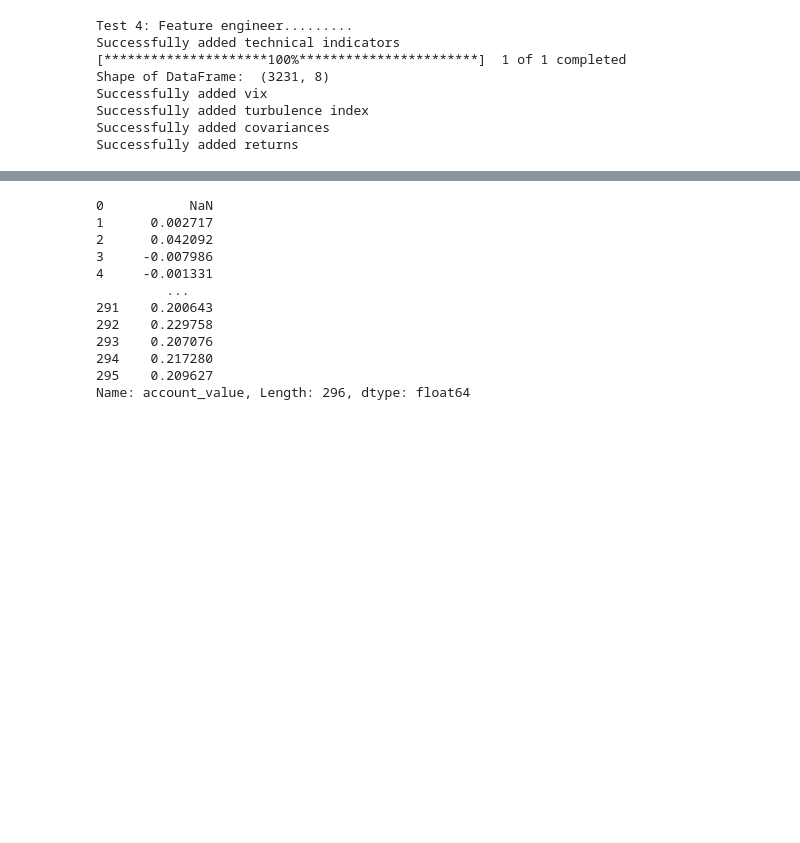
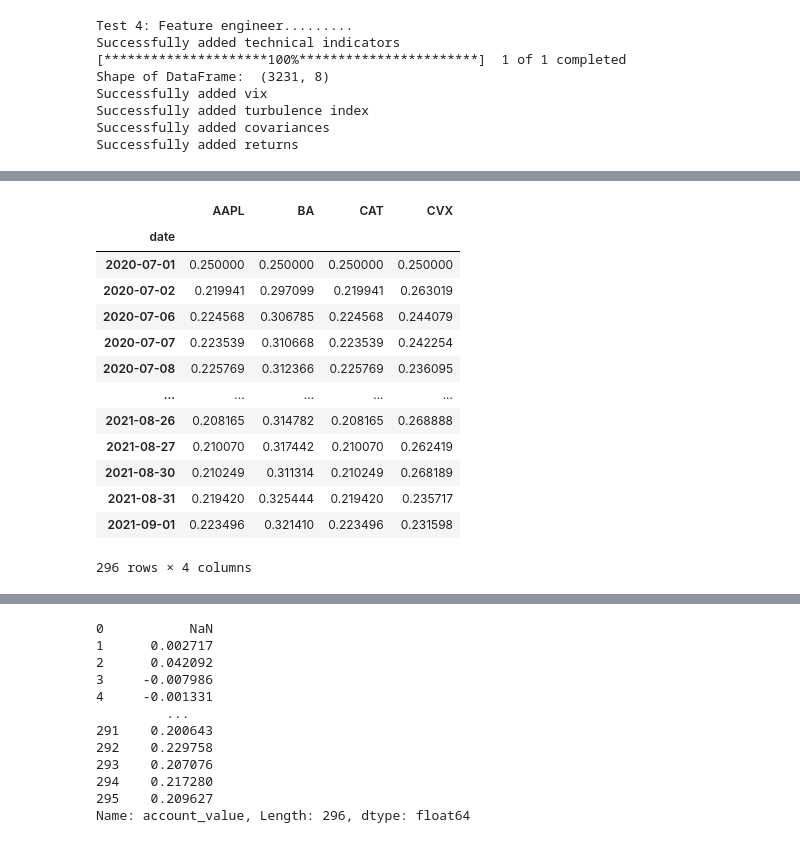
Before and after one commit to didemdurukan/portfolio_allocation_framework, a Jupyter notebook: AgentLayer/model_structure.ipynb, the cells around one changed output, grey strips where cells are left out. Drawn from its saved outputs; the diff is of its cells as text; code cells hidden in the pictures; blank space fills up the shorter version.

Commit message:
same outputs for all predicts

```diff
--- a/AgentLayer/model_structure.ipynb
+++ b/AgentLayer/model_structure.ipynb
@@ -1314,0 +1308,6 @@ portfoliol, portfolio_cumprodl, meta_coefficientl = lr.predict(trade, **test_par
+# %%
+# CREATE A2C AGENT
+a2c = A2C(env=env_train, **policy_params["A2C_PARAMS"])
+# %%
+# TRAIN A2C AGENT
+a2c.train_model(**train_params["A2C_PARAMS"])
@@ -1314,0 +1316,6 @@ portfoliol, portfolio_cumprodl, meta_coefficientl = lr.predict(trade, **test_par
+# %%
+# CREATE TEST ENV
+env_test = PortfolioEnv(df=trade, **env_kwargs)
+# %%
+# TEST A2C AGENT
+df_daily_return_a2c, df_actions_a2c = a2c.predict(environment=env_test, **test_params["A2C_PARAMS"])
@@ -1314,0 +1345,17 @@ portfoliol, portfolio_cumprodl, meta_coefficientl = lr.predict(trade, **test_par
+# %%
+df_actions_a2c
+# %% [output]
+|  | AAPL | BA | CAT | CVX |
+| date |  |  |  |  |
+| 2020-07-01 | 0.250000 | 0.250000 | 0.250000 | 0.250000 |
+| 2020-07-02 | 0.219941 | 0.297099 | 0.219941 | 0.263019 |
+| 2020-07-06 | 0.224568 | 0.306785 | 0.224568 | 0.244079 |
+| 2020-07-07 | 0.223539 | 0.310668 | 0.223539 | 0.242254 |
+| 2020-07-08 | 0.225769 | 0.312366 | 0.225769 | 0.236095 |
+| ... | ... | ... | ... | ... |
+| 2021-08-26 | 0.208165 | 0.314782 | 0.208165 | 0.268888 |
+| 2021-08-27 | 0.210070 | 0.317442 | 0.210070 | 0.262419 |
+| 2021-08-30 | 0.210249 | 0.311314 | 0.210249 | 0.268189 |
+| 2021-08-31 | 0.219420 | 0.325444 | 0.219420 | 0.235717 |
+| 2021-09-01 | 0.223496 | 0.321410 | 0.223496 | 0.231598 |
+296 rows × 4 columns
```
Also changed, not shown: parts of 20 cells of this notebook, 28 other files.
